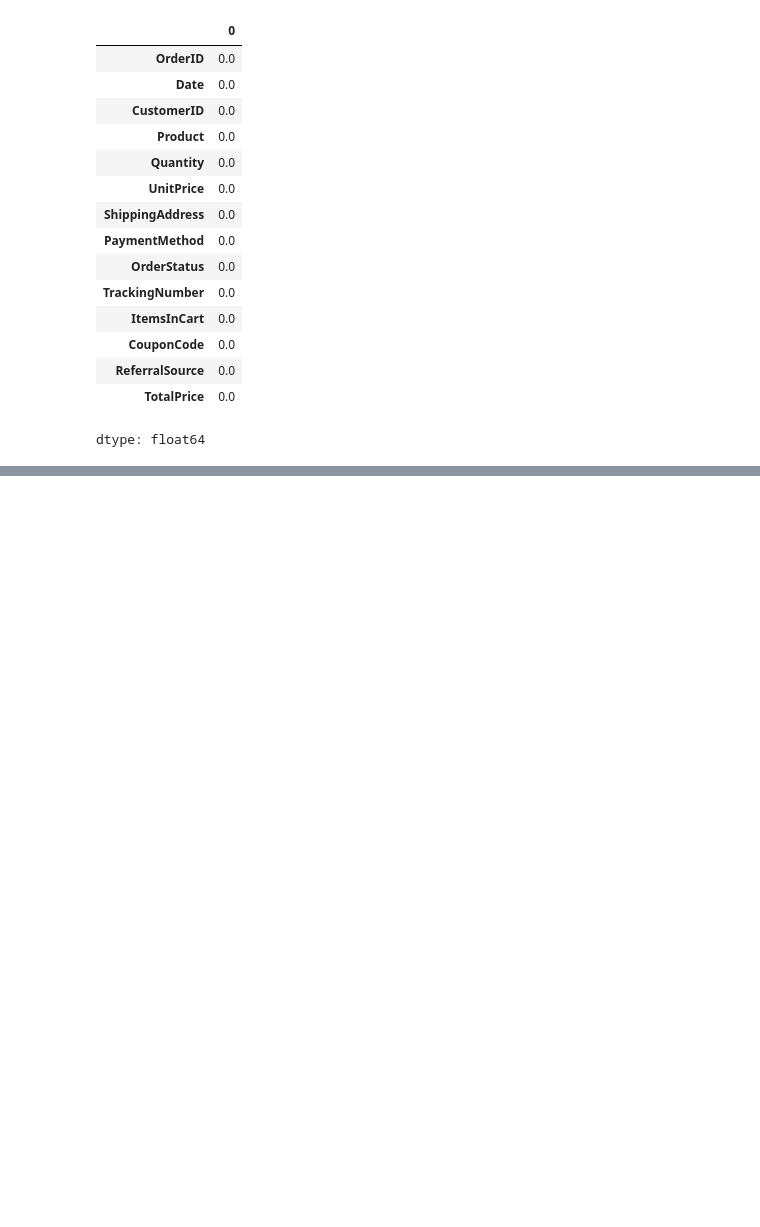
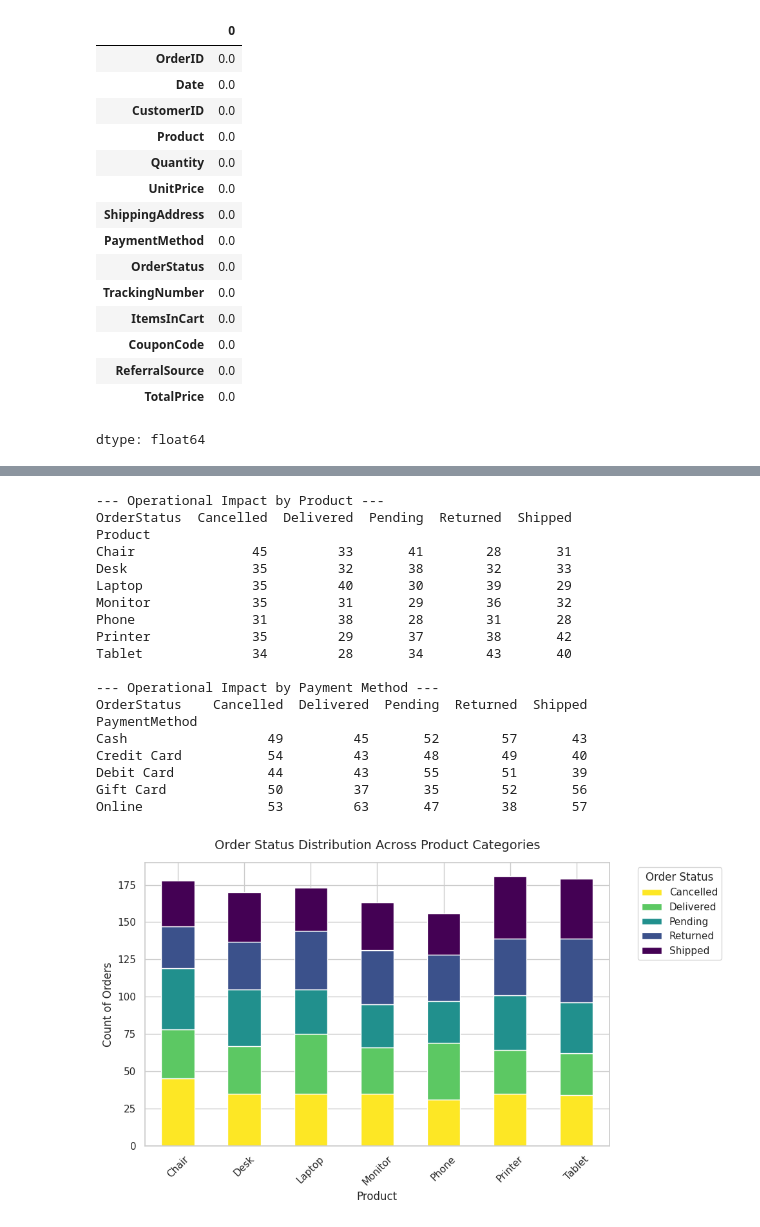
Before and after one commit to syedaaikit/data-analyst-portfolio, a Jupyter notebook: Decodelabs/data_cleaning.ipynb, the cells around one changed output, grey strips where cells are left out. Cells and saved outputs as stored; diff of their text form; code cells hidden in the pictures; blank space fills up the shorter version.

```diff
--- a/Decodelabs/data_cleaning.ipynb
+++ b/Decodelabs/data_cleaning.ipynb
@@ -104,0 +196,50 @@ dtype: float64
+# %%
+# 1. Look at Order Status by Product Type
+print("--- Operational Impact by Product ---")
+product_leakage = pd.crosstab(df["Product"], df["OrderStatus"])
+print(product_leakage)
+
+# 2. Look at Order Status by Payment Method
+print("\n--- Operational Impact by Payment Method ---")
+payment_leakage = pd.crosstab(df["PaymentMethod"], df["OrderStatus"])
+print(payment_leakage)
+
+# 3. Visualizing the Product Leakage with a Stacked Bar Chart
+sns.set_theme(style="whitegrid")
+product_leakage.plot(
+    kind="bar", stacked=True, figsize=(10, 6), cmap="viridis_r"
+)
+
+plt.title(
+    "Order Status Distribution Across Product Categories",
+    fontsize=14,
+    pad=15,
+)
+plt.xlabel("Product", fontsize=12)
+plt.ylabel("Count of Orders", fontsize=12)
+plt.xticks(rotation=45)
+plt.legend(title="Order Status", bbox_to_anchor=(1.05, 1), loc="upper left")
+
+plt.tight_layout()
+plt.show()
+# %% [output]
+--- Operational Impact by Product ---
+OrderStatus  Cancelled  Delivered  Pending  Returned  Shipped
+Product
+Chair               45         33       41        28       31
+Desk                35         32       38        32       33
+Laptop              35         40       30        39       29
+Monitor             35         31       29        36       32
+Phone               31         38       28        31       28
+Printer             35         29       37        38       42
+Tablet              34         28       34        43       40
+
+--- Operational Impact by Payment Method ---
+OrderStatus    Cancelled  Delivered  Pending  Returned  Shipped
+PaymentMethod
+Cash                  49         45       52        57       43
+Credit Card           54         43       48        49       40
+Debit Card            44         43       55        51       39
+Gift Card             50         37       35        52       56
+Online                53         63       47        38       57
+[figure, added]
```
Also changed, not shown: parts of 10 cells of this notebook.
